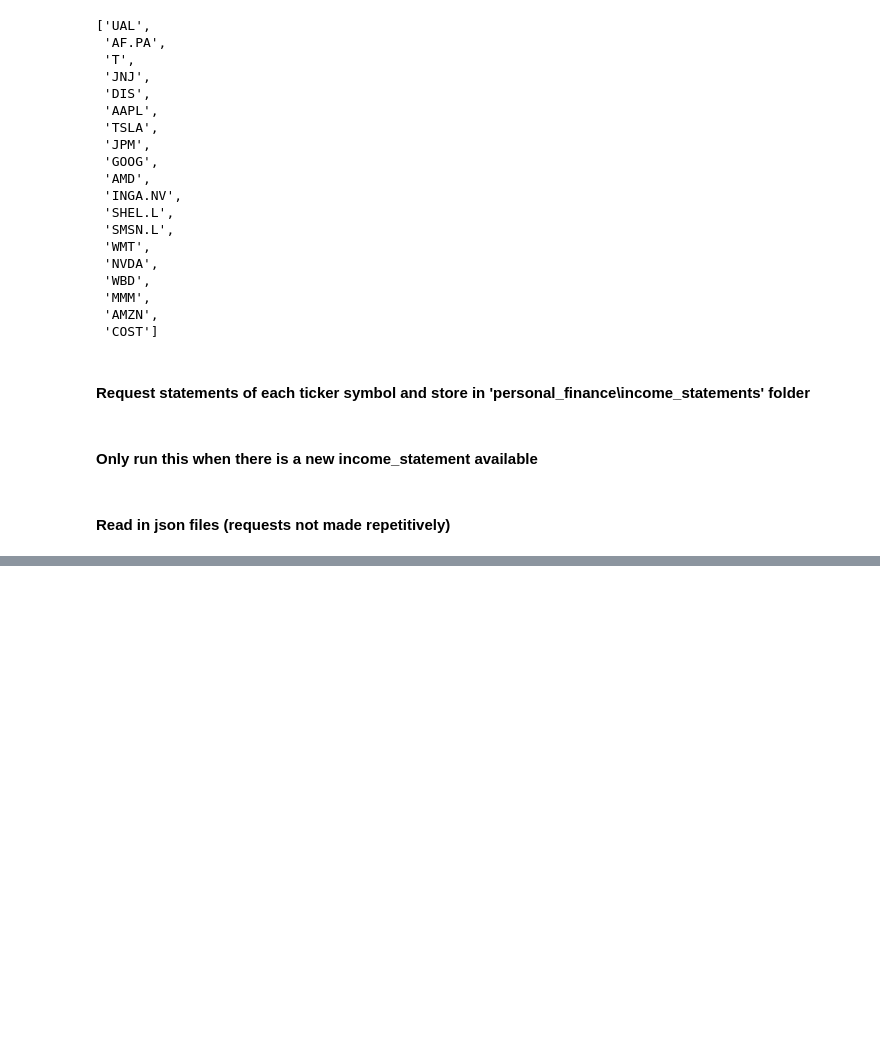
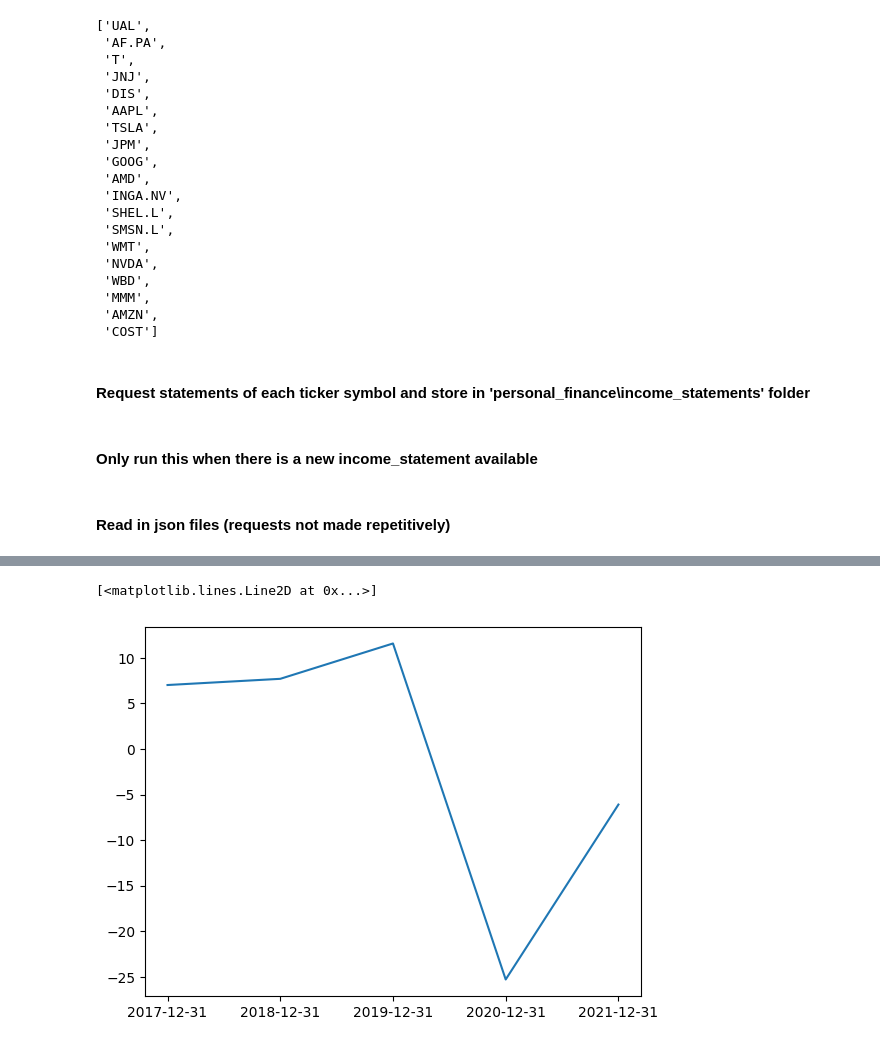
Before and after one commit to dizzydwarfus/Personal_Projects, a Jupyter notebook: personal_finance/investment_dashboard.ipynb, the cells around one changed output, grey strips where cells are left out. Cells and saved outputs as stored; diff of their text form; code cells hidden in the pictures; blank space fills up the shorter version.

```diff
--- a/personal_finance/investment_dashboard.ipynb
+++ b/personal_finance/investment_dashboard.ipynb
@@ -66,5 +67,8 @@ def read_json(ticker_list, statement):
         x = json.load(json_file)
 
     return x
+# %%
+company_statements = ['income-statement',
+                      'cash-flow-statement', 'balance-sheet-statement']
 # %%
-UAL = read_json(tickers[0],'cash-flow-statement')
+d = read_json(tickers[0],company_statements[0])
@@ -75,0 +83,9 @@ year_range
+# %%
+eps_dict = []
+for i in d[::-1]:
+    eps_dict[i][i['date']] = i['epsdiluted']
+
+print(eps_dict)
+
+eps_df = pd.DataFrame.from_records(eps_dict, orient='index', columns=['epsdiluted'])
+eps_df
@@ -75,0 +100,5 @@ year_range
+# %%
+plt.plot(eps_df)
+# %% [output]
+[<matplotlib.lines.Line2D at 0x...>]
+[figure, added]
```
Also changed, not shown: parts of 6 cells of this notebook, 9 other files.
